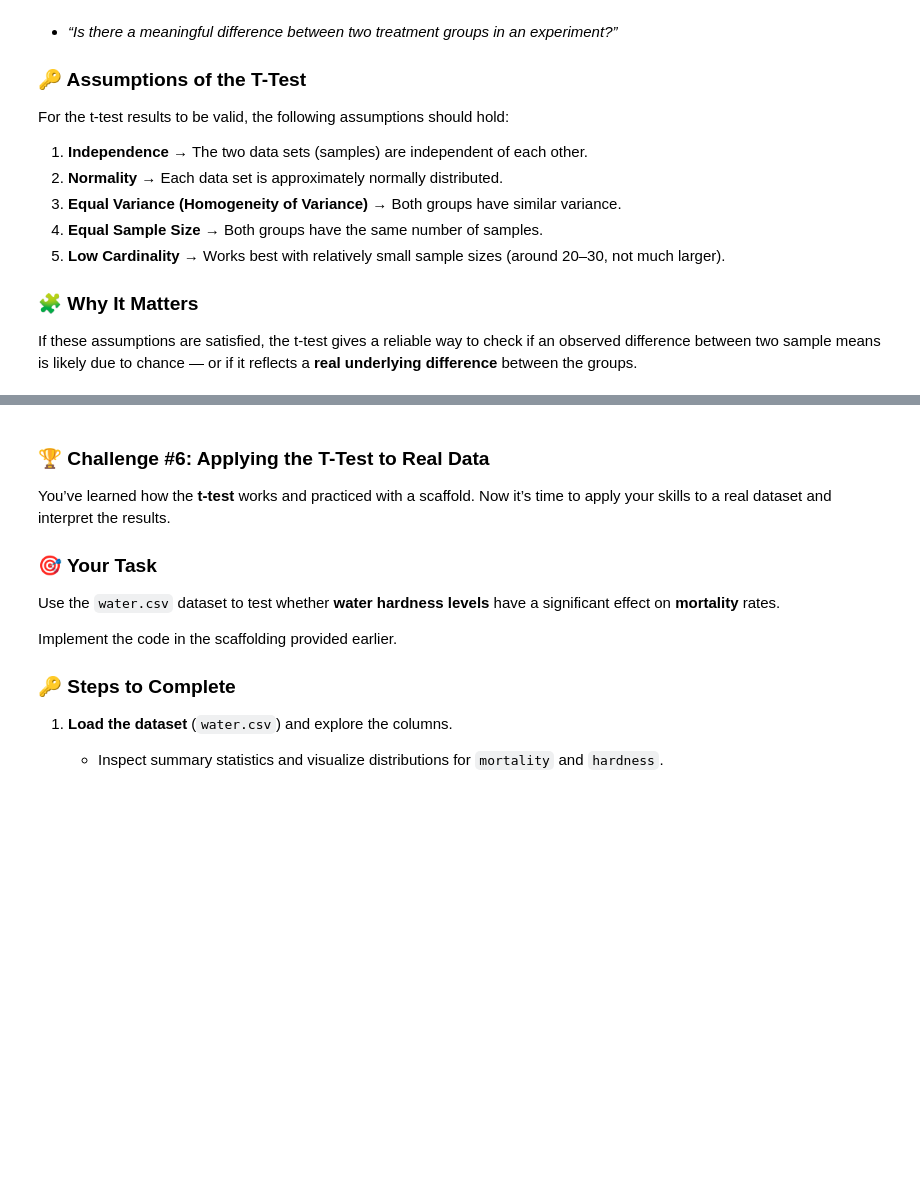
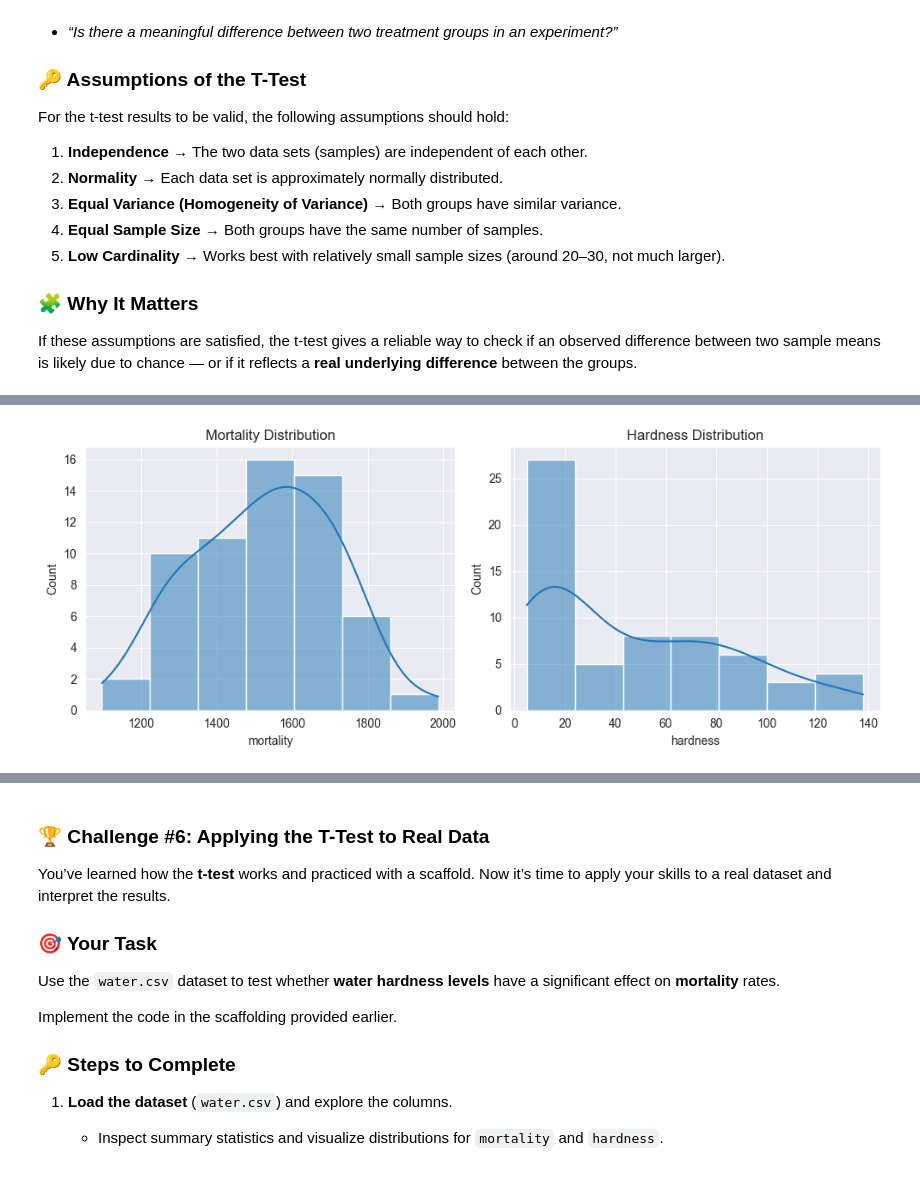
Before and after one commit to JariusBedward-8841640/Problem_Analysis_Workshop2_Inference, a Jupyter notebook: IntroToInference_Workshop.ipynb, the cells around one changed output, grey strips where cells are left out. Cells and saved outputs as stored; diff of their text form; code cells hidden in the pictures; blank space fills up the shorter version.

```diff
--- a/IntroToInference_Workshop.ipynb
+++ b/IntroToInference_Workshop.ipynb
@@ -1599,0 +1647,72 @@ else:
+# %%
+#Test Area
+import pandas as pd
+from scipy.stats import ttest_ind, shapiro
+import matplotlib.pyplot as plt
+import seaborn as sns
+
+# Load dataset
+water = pd.read_csv("./data/water.csv")
+
+# H0: mean_low = mean_high (no difference)
+# Ha: mean_low != mean_high (difference exists)
+
+# Here we take a summary of the statstics in order to gin a idea and visualize the distributions for mortality and hardness
+
+print("Summary Statistics:")
+print(water[["mortality", "hardness"]].describe())
+
+fig, axes = plt.subplots(1,2, figsize=(10,4))
+sns.histplot(water["mortality"], kde=True, ax=axes[0])
+axes[0].set_title("Mortality Distribution")
+sns.histplot(water["hardness"], kde=True, ax=axes[1])
+axes[1].set_title("Hardness Distribution")
+plt.tight_layout()
+plt.show()
+
+#Creating two groups(subset of the data that share a charactersitc) that are based on the hardness of the water the fist group is town with low hardness which is below the median while the second one is high hardness whcih is above the median
+
+# Example: Compare mortality between two groups of towns
+# Split into two samples (e.g., low hardness vs. high hardness)
+
+#created the median hardness to establish a clear boundary between high and low
+median_hardness = water["hardness"].median()
+
+# below the median hardness
+group_low = water[water["hardness"] < median_hardness]["mortality"]
+
+#on or above the median hardness
+group_high = water[water["hardness"] >= median_hardness]["mortality"]
+
+#Shapiro-Wilk test is here to see if the dataset is aproxametly normally distributed
+
+# group_high and group_low are the subsets that was made
+#p_low and high are the p_value for the test for example here if p > 0.05 (greater than 5%) it cannot reject normality(data is rougly normal) but if p < 0.05 (less than 5%) that means the data has significantly deviated from normal
+
+stat_low, p_low = shapiro(group_low)
+stat_high, p_high = shapiro(group_high)
+
+#stat_low and stat_high are the W statistic whcih measures how close the data matches a normal distribution
+print("\n Normality check (Shapiro-Wilk):")
+print(f"Low hardness group:  W={stat_low:.3f}, p={p_low:.3f}")
+print(f"High hardness group: W={stat_high:.3f}, p={p_high:.3f}")
+
+
+# Run independent two-sample t-test
+t_stat, p_val = ttest_ind(group_low, group_high, equal_var=True)
+print("\nT-test results:")
+print("T-statistic:", t_stat)
+print("p-value:", p_val)
+
+#Null hypothesis (H0): There is no difference in mean morality between towns with low and high water hardness
+
+#Alternative Hypothesis (Ha): THere is a difference in mean morality between towns with low and high water hardness
+
+# Interpretation
+if p_val < 0.05:
+    print("Result: Significant difference between the two groups (reject H0).")
+    print("Interpretation: Towns with low and high water hardness have statistically different mortality reates, this suggests water hardness might influence mortality.")
+else:
+    print("Result: No significant difference (fail to reject H0).")
+    print("Interpretation: There is no prominent statistical evidence that water hardness affects mortality within this dataset.")
+# %% [output]
@@ -1599,0 +1729 @@ else:
+[figure, added]
```
Also changed, not shown: parts of 5 cells of this notebook.
